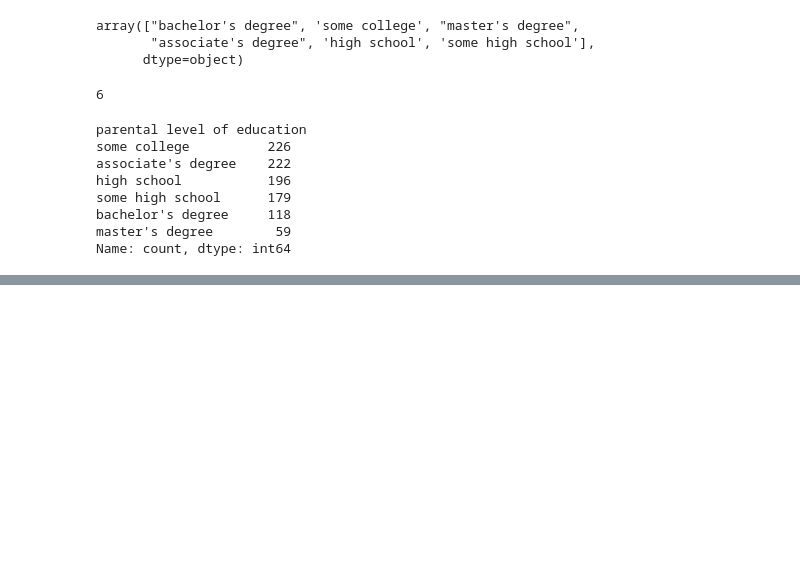
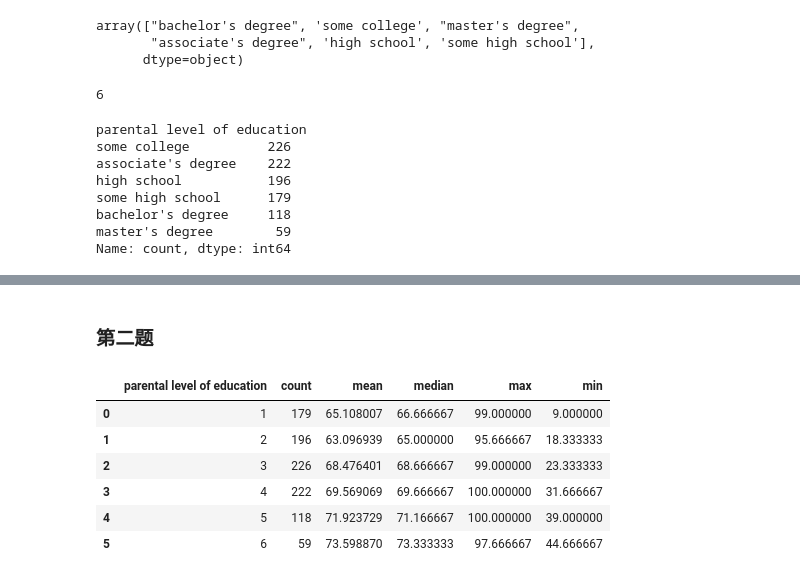
Before and after one commit to 537220y/data-science, a Jupyter notebook: project1/1.ipynb, the cells around one changed output, grey strips where cells are left out. Drawn from its saved outputs; the diff is of its cells as text; code cells hidden in the pictures; blank space fills up the shorter version.

```diff
--- a/project1/1.ipynb
+++ b/project1/1.ipynb
@@ -135,0 +143,12 @@ df
+# %% [markdown]
+### 第二题
+# %%
+df.groupby("parental level of education")["Average Score"].agg(["count","mean","median","max","min"]).reset_index()
+# %% [output]
+|  | parental level of education | count | mean | median | max | min |
+| 0 | 1 | 179 | 65.108007 | 66.666667 | 99.000000 | 9.000000 |
+| 1 | 2 | 196 | 63.096939 | 65.000000 | 95.666667 | 18.333333 |
+| 2 | 3 | 226 | 68.476401 | 68.666667 | 99.000000 | 23.333333 |
+| 3 | 4 | 222 | 69.569069 | 69.666667 | 100.000000 | 31.666667 |
+| 4 | 5 | 118 | 71.923729 | 71.166667 | 100.000000 | 39.000000 |
+| 5 | 6 | 59 | 73.598870 | 73.333333 | 97.666667 | 44.666667 |
```
Also changed, not shown: parts of 8 cells of this notebook.
